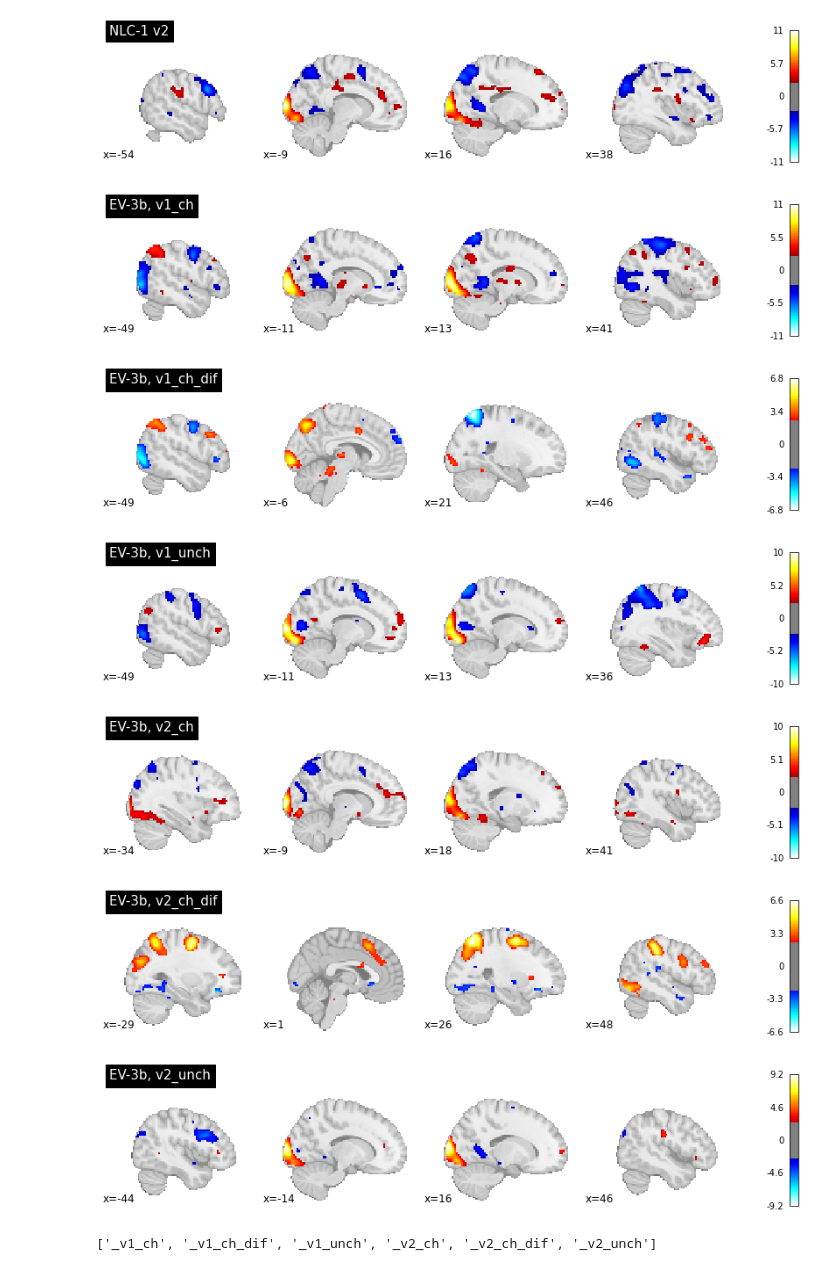
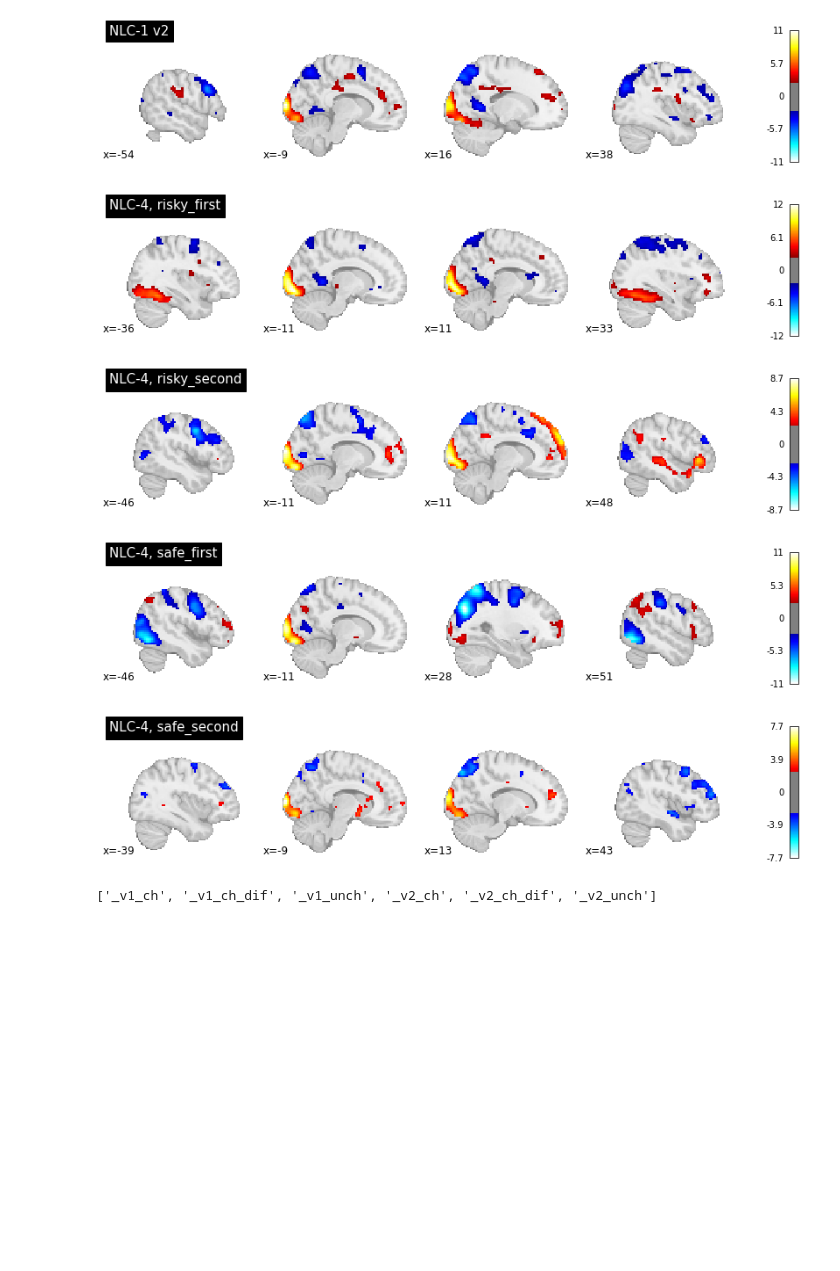
Before and after one commit to Gilles86/stress_risk, a Jupyter notebook: stress_risk/fmri_analysis/visualize/vis_2ndlevel_SPM.ipynb, the cells around one changed output. Cells and saved outputs as stored; diff of their text form; code cells hidden in the pictures; blank space fills up the shorter version.

```diff
--- a/stress_risk/fmri_analysis/visualize/vis_2ndlevel_SPM.ipynb
+++ b/stress_risk/fmri_analysis/visualize/vis_2ndlevel_SPM.ipynb
@@ -40,27 +40,25 @@ nipl.plot_stat_map(spm,threshold = 2.5,  draw_cross=False, title=f'{model}-{vers
 <nilearn.plotting.displays._slicers.XSlicer at 0x...>
 [figure]
 # %%
-model = 'EV'
-version = '3b'
+model = 'NLC'
+version = '4'
 
 model_folder = op.join(bids_folder,'derivatives', 'spm', f'{model}-{version}_con_2ndlevels')
 if model == 'EU' or model=='EV' and version != '3b':
     cons = [f[14:] for f in listdir(model_folder)]
 else:
     cons = [f[15:] for f in listdir(model_folder)]
 
 for con in cons:
     spm= get_2ndlevel_spm(model=model, version=version, con=con, bids_folder=bids_folder)
     disp = nipl.plot_stat_map(spm,threshold = 2.5,  draw_cross=False, title=f'{model}-{version}, {con}', display_mode='x', cut_coords=4)
     out_file = op.join(bids_folder,'figures','spm_2ndlevels', f'{model}-{version}_{con}')
     disp.savefig(out_file ,dpi=199)
 # %% [output]
-[figure, old version]
+[figure, new version]
-[figure, old version]
+[figure, new version]
-[figure, old version]
+[figure, new version]
-[figure, old version]
+[figure, new version]
-[figure, removed]
-[figure, removed]
 # %%
 cons
 # %% [output]
```
Also changed, not shown: 24 other files.
